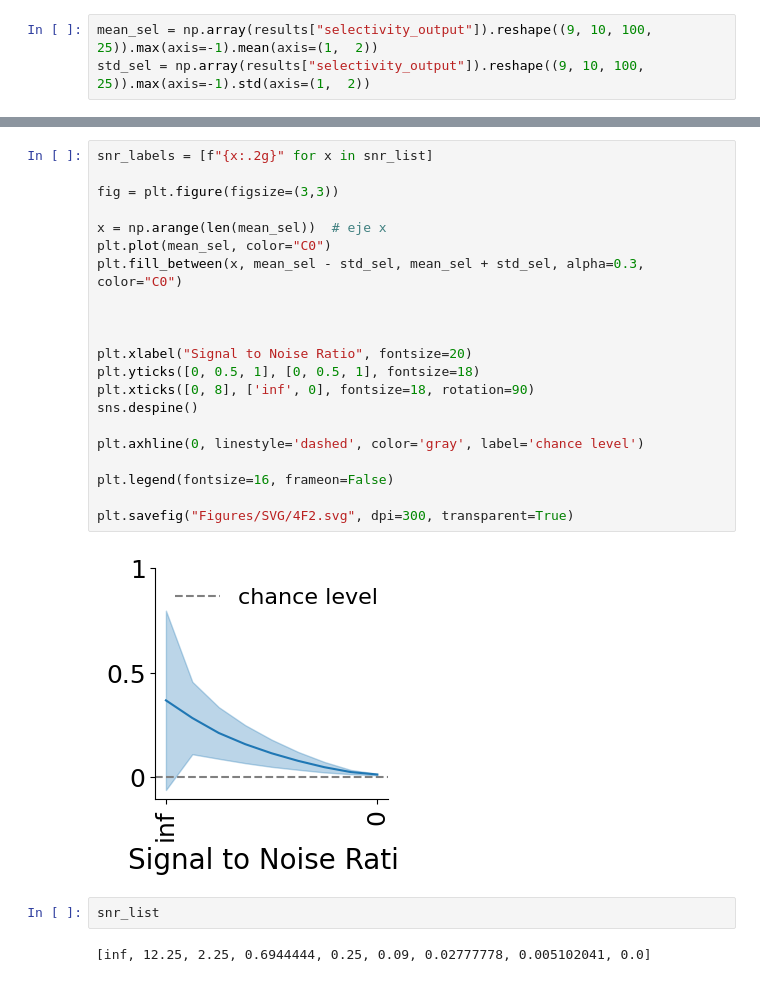
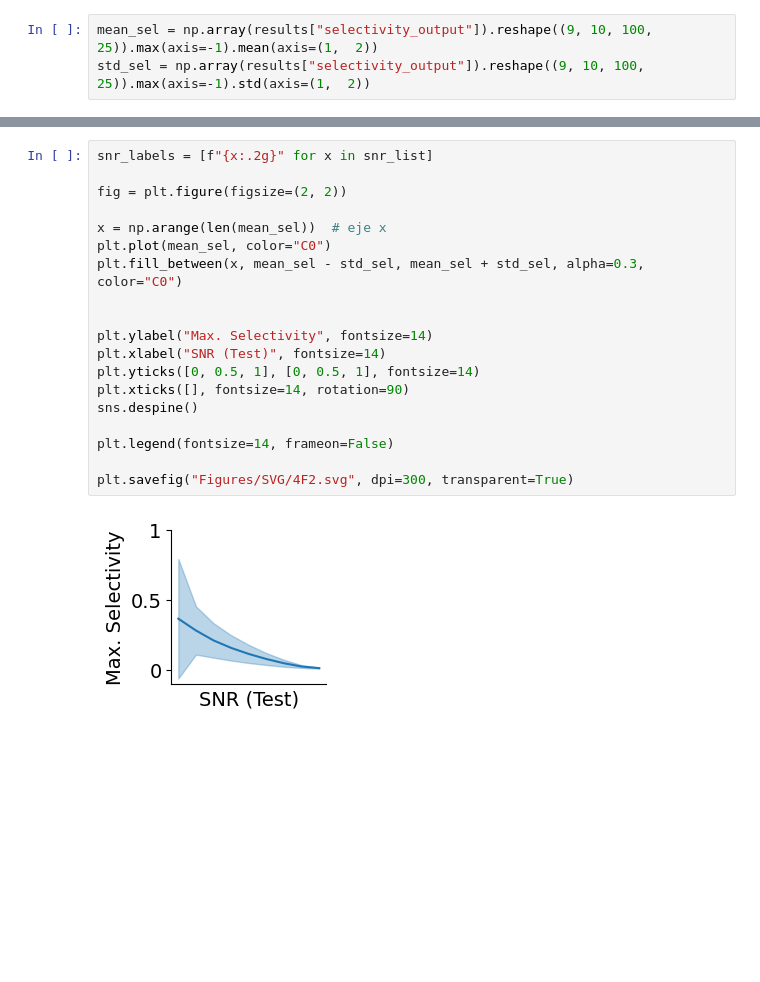
Before and after one commit to albesagonzalez/homeostatic-binary-networks, a Jupyter notebook: Figure_2.ipynb, the cells around one changed output, grey strips where cells are left out. Cells and saved outputs as stored; diff of their text form; blank space fills up the shorter version.

```diff
--- a/Figure_2.ipynb
+++ b/Figure_2.ipynb
@@ -447,27 +447,21 @@ plt.savefig("Figures/SVG/2F.svg", dpi=300, transparent=True)
 # %%
 snr_labels = [f"{x:.2g}" for x in snr_list]
 
-fig = plt.figure(figsize=(3,3))
+fig = plt.figure(figsize=(2, 2))
 
 x = np.arange(len(mean_sel))  # eje x
 plt.plot(mean_sel, color="C0")
 plt.fill_between(x, mean_sel - std_sel, mean_sel + std_sel, alpha=0.3, color="C0")
 
 
-
-plt.xlabel("Signal to Noise Ratio", fontsize=20)
-plt.yticks([0, 0.5, 1], [0, 0.5, 1], fontsize=18)
-plt.xticks([0, 8], ['inf', 0], fontsize=18, rotation=90)
+plt.ylabel("Max. Selectivity", fontsize=14)
+plt.xlabel("SNR (Test)", fontsize=14)
+plt.yticks([0, 0.5, 1], [0, 0.5, 1], fontsize=14)
+plt.xticks([], fontsize=14, rotation=90)
 sns.despine()
 
-plt.axhline(0, linestyle='dashed', color='gray', label='chance level')
-
-plt.legend(fontsize=16, frameon=False)
+plt.legend(fontsize=14, frameon=False)
 
 plt.savefig("Figures/SVG/4F2.svg", dpi=300, transparent=True)
 # %% [output]
-[figure, old version]
+[figure, new version]
-# %%
-snr_list
-# %% [output]
-[inf, 12.25, 2.25, 0.6944444, 0.25, 0.09, 0.02777778, 0.005102041, 0.0]
```
Also changed, not shown: parts of 3 cells of this notebook, 58 other files.
